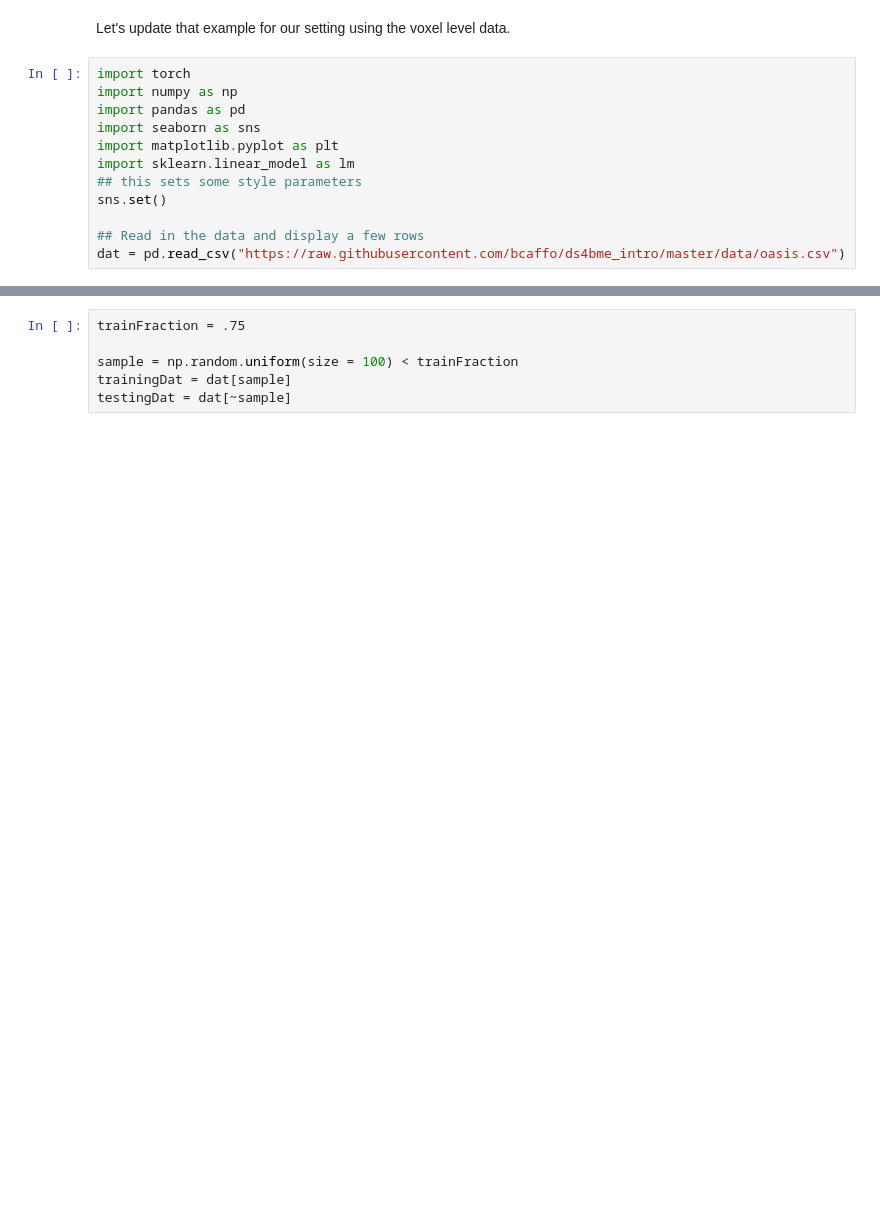
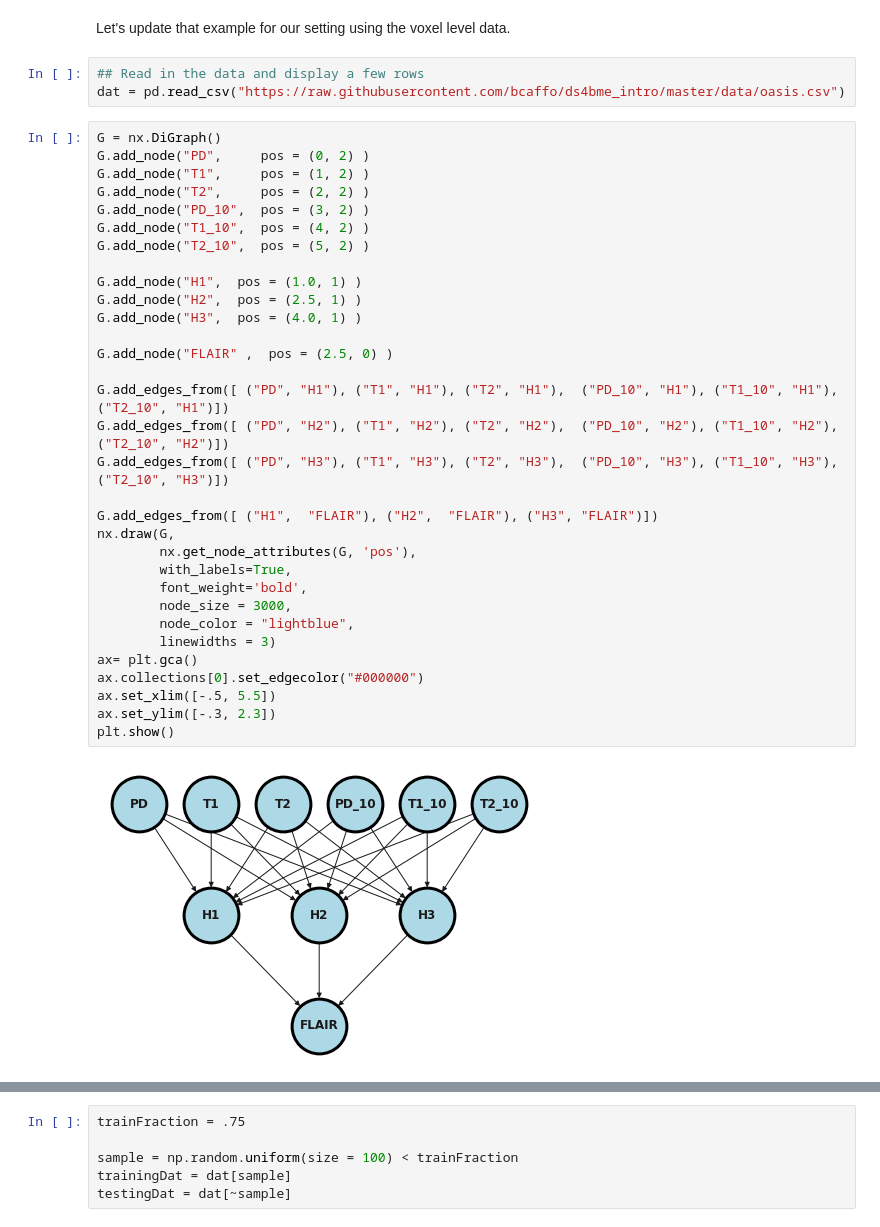
Before and after one commit to smart-stats/ds4bio_book, a Jupyter notebook: book/_build/jupyter_execute/pytorch_regression.ipynb, the cells around one changed output, grey strips where cells are left out. Saved outputs shown, nothing was run; the diff lists cells and outputs as text; blank space fills up the shorter version.

```diff
--- a/book/_build/jupyter_execute/pytorch_regression.ipynb
+++ b/book/_build/jupyter_execute/pytorch_regression.ipynb
@@ -67,14 +118,39 @@ for t in range(500):
 # %% [markdown]
 Let's update that example for our setting using the voxel level data.
 # %%
-import torch
-import numpy as np
-import pandas as pd
-import seaborn as sns
-import matplotlib.pyplot as plt
-import sklearn.linear_model as lm
-## this sets some style parameters
-sns.set()
-
 ## Read in the data and display a few rows
 dat = pd.read_csv("https://raw.githubusercontent.com/bcaffo/ds4bme_intro/master/data/oasis.csv")
+# %%
+G = nx.DiGraph()
+G.add_node("PD",     pos = (0, 2) )
+G.add_node("T1",     pos = (1, 2) )
+G.add_node("T2",     pos = (2, 2) )
+G.add_node("PD_10",  pos = (3, 2) )
+G.add_node("T1_10",  pos = (4, 2) )
+G.add_node("T2_10",  pos = (5, 2) )
+
+G.add_node("H1",  pos = (1.0, 1) )
+G.add_node("H2",  pos = (2.5, 1) )
+G.add_node("H3",  pos = (4.0, 1) )
+
+G.add_node("FLAIR" ,  pos = (2.5, 0) )
+
+G.add_edges_from([ ("PD", "H1"), ("T1", "H1"), ("T2", "H1"),  ("PD_10", "H1"), ("T1_10", "H1"), ("T2_10", "H1")])
+G.add_edges_from([ ("PD", "H2"), ("T1", "H2"), ("T2", "H2"),  ("PD_10", "H2"), ("T1_10", "H2"), ("T2_10", "H2")])
+G.add_edges_from([ ("PD", "H3"), ("T1", "H3"), ("T2", "H3"),  ("PD_10", "H3"), ("T1_10", "H3"), ("T2_10", "H3")])
+
+G.add_edges_from([ ("H1",  "FLAIR"), ("H2",  "FLAIR"), ("H3", "FLAIR")])
+nx.draw(G,
+        nx.get_node_attributes(G, 'pos'),
+        with_labels=True,
+        font_weight='bold',
+        node_size = 3000,
+        node_color = "lightblue",
+        linewidths = 3)
+ax= plt.gca()
+ax.collections[0].set_edgecolor("#000000")
+ax.set_xlim([-.5, 5.5])
+ax.set_ylim([-.3, 2.3])
+plt.show()
+# %% [output]
+[figure, added]
```
Also changed, not shown: parts of 10 cells of this notebook, 58 other files.
